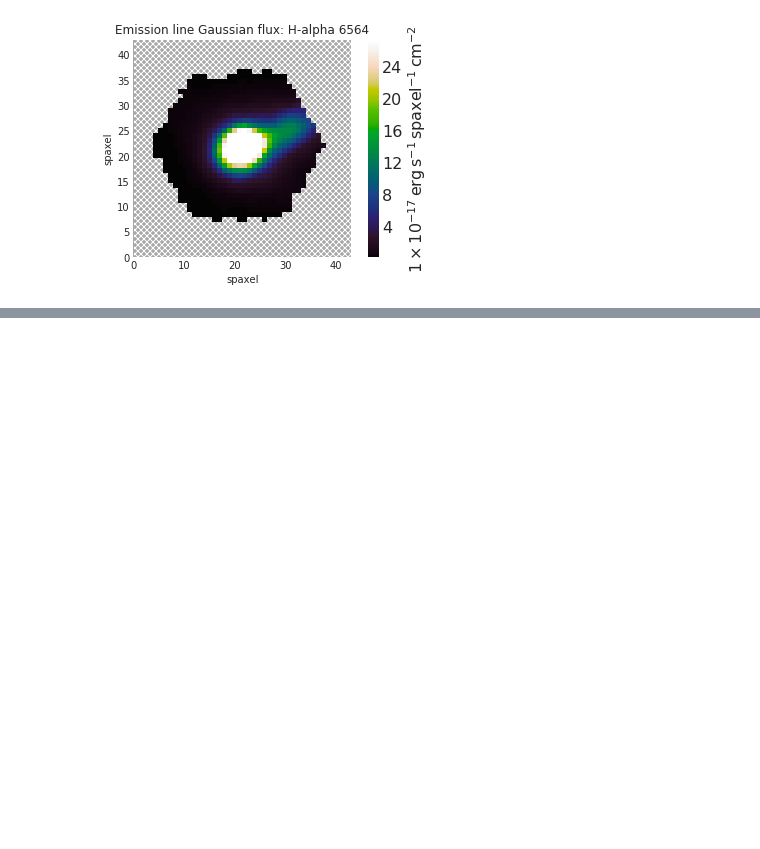
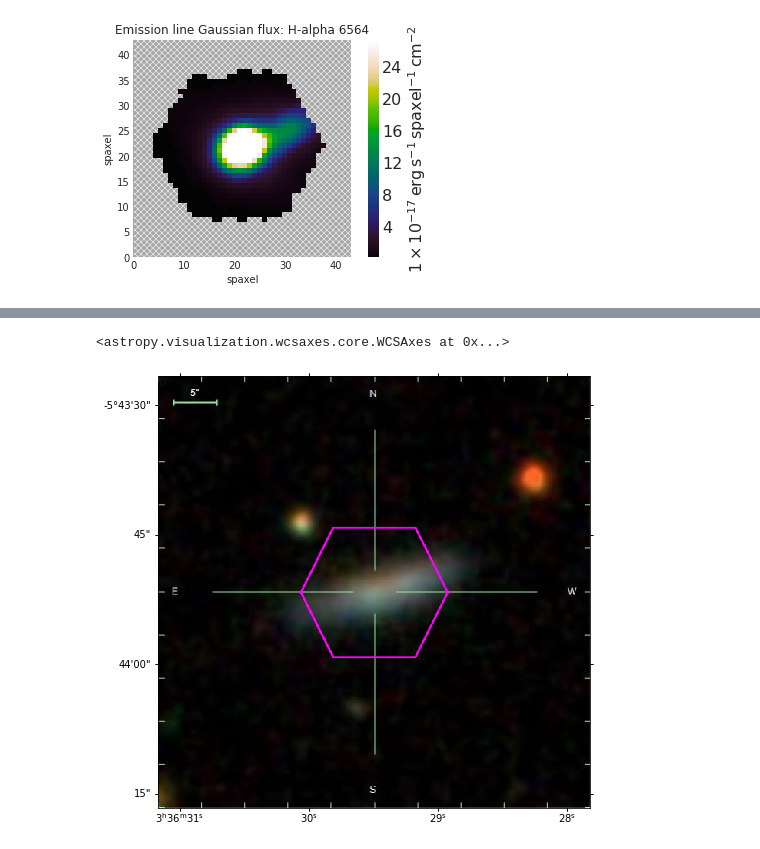
Before and after one commit to aleksds/bates_galaxies_lab, a Jupyter notebook: manga/manga-maps.ipynb, the cells around one changed output, grey strips where cells are left out. Cells and saved outputs as stored; diff of their text form; code cells hidden in the pictures; blank space fills up the shorter version.

```diff
--- a/manga/manga-maps.ipynb
+++ b/manga/manga-maps.ipynb
@@ -66,0 +69,6 @@ WARNING: AstropyDeprecationWarning: The truth value of a Quantity is ambiguous.
+# %%
+image = cube.getImage()
+image.plot()
+# %% [output]
+<astropy.visualization.wcsaxes.core.WCSAxes at 0x...>
+[figure, added]
```
Also changed, not shown: parts of 10 cells of this notebook.
